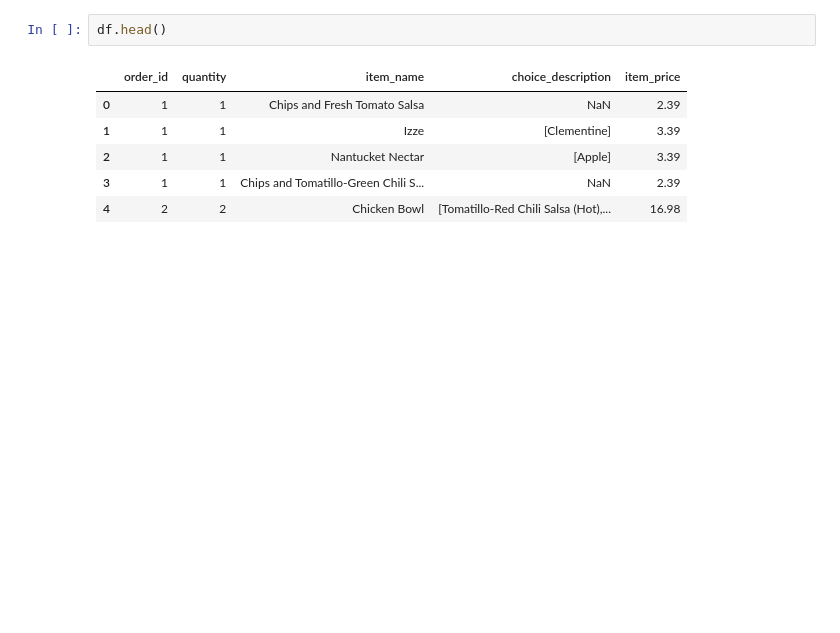
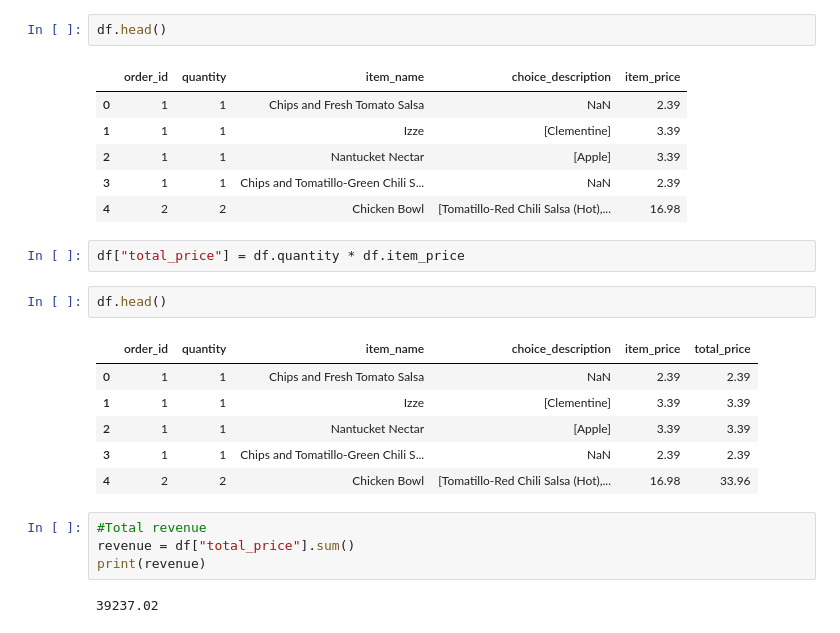
Before and after one commit to hung1012/ML-Basics, a Jupyter notebook: Pandas_Basics.ipynb, the cells around one changed output. Cells and saved outputs as stored; diff of their text form; blank space fills up the shorter version.

```diff
--- a/Pandas_Basics.ipynb
+++ b/Pandas_Basics.ipynb
@@ -134,3 +134,20 @@ df.head()
 | 2 | 1 | 1 | Nantucket Nectar | [Apple] | 3.39 |
 | 3 | 1 | 1 | Chips and Tomatillo-Green Chili S... | NaN | 2.39 |
 | 4 | 2 | 2 | Chicken Bowl | [Tomatillo-Red Chili Salsa (Hot),... | 16.98 |
+# %%
+df["total_price"] = df.quantity * df.item_price
+# %%
+df.head()
+# %% [output]
+|  | order_id | quantity | item_name | choice_description | item_price | total_price |
+| 0 | 1 | 1 | Chips and Fresh Tomato Salsa | NaN | 2.39 | 2.39 |
+| 1 | 1 | 1 | Izze | [Clementine] | 3.39 | 3.39 |
+| 2 | 1 | 1 | Nantucket Nectar | [Apple] | 3.39 | 3.39 |
+| 3 | 1 | 1 | Chips and Tomatillo-Green Chili S... | NaN | 2.39 | 2.39 |
+| 4 | 2 | 2 | Chicken Bowl | [Tomatillo-Red Chili Salsa (Hot),... | 16.98 | 33.96 |
+# %%
+#Total revenue
+revenue = df["total_price"].sum()
+print(revenue)
+# %% [output]
+39237.02
```
Also changed, not shown: parts of 6 cells of this notebook.
